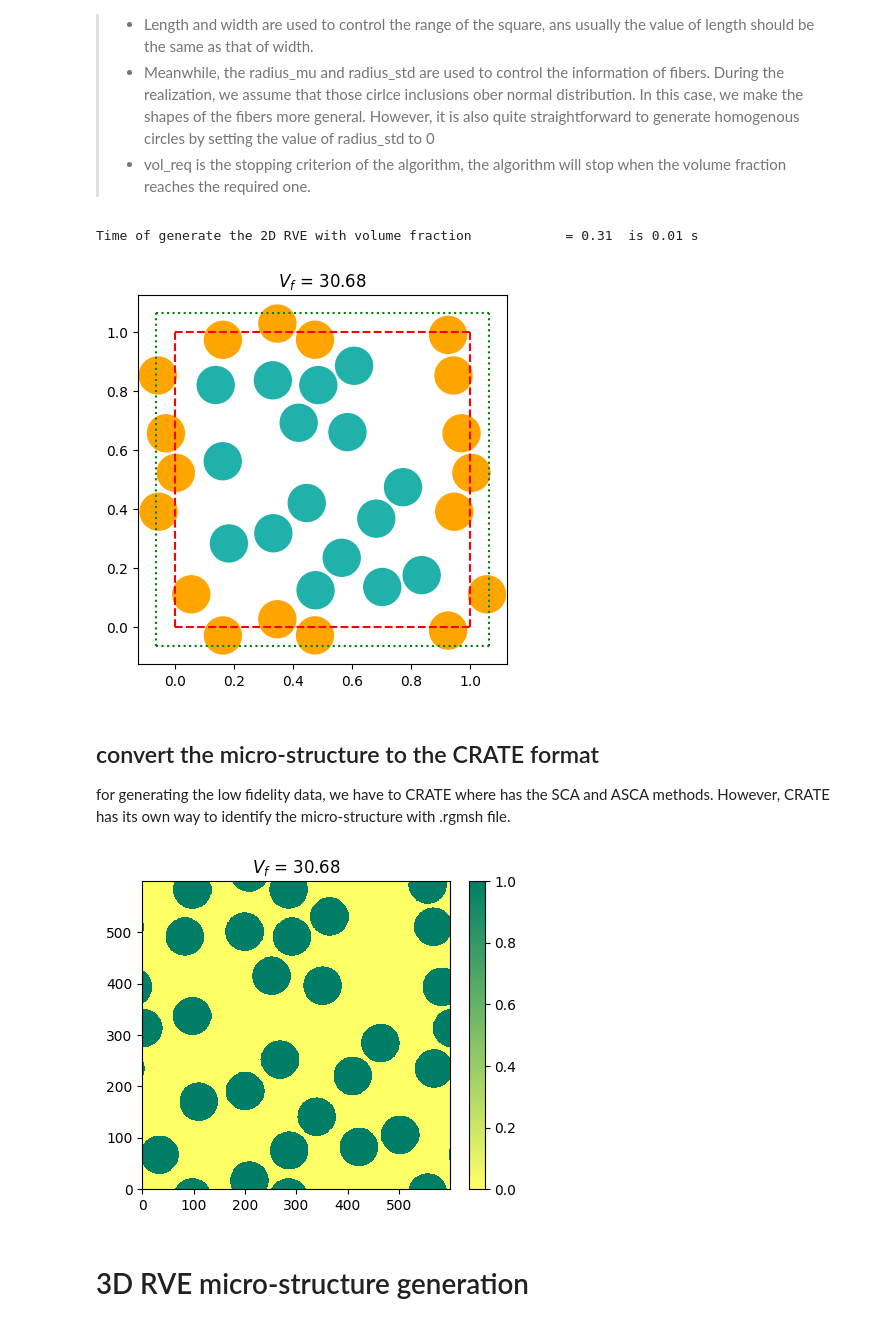
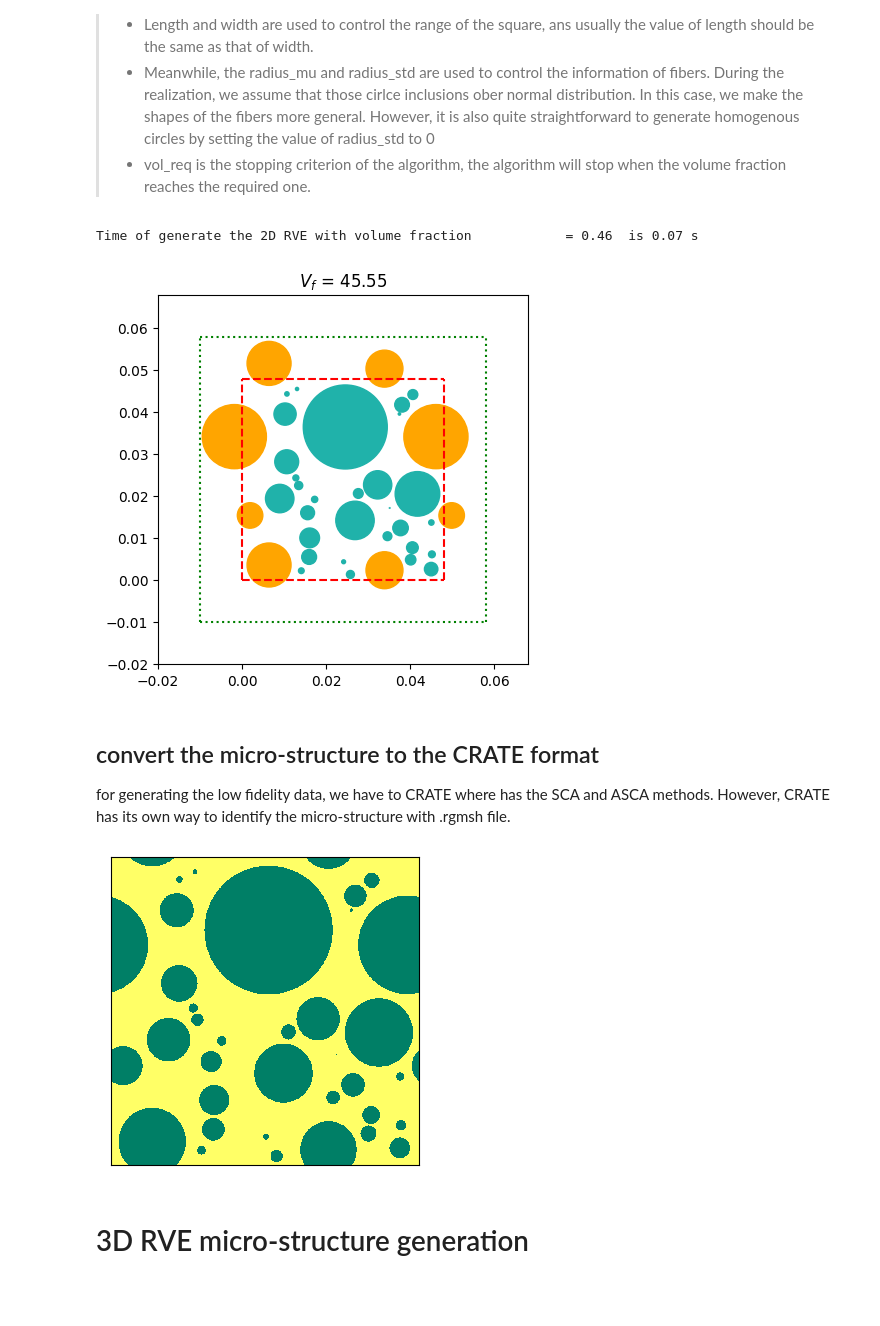
Before and after one commit to bessagroup/rvesimulator, a Jupyter notebook: examples/micro_structure/microstructure_test.ipynb, the cells around one changed output. Saved outputs shown, nothing was run; the diff lists cells and outputs as text; code cells hidden in the pictures; blank space fills up the shorter version.

```diff
--- a/examples/micro_structure/microstructure_test.ipynb
+++ b/examples/micro_structure/microstructure_test.ipynb
@@ -42,29 +42,30 @@ from rvesimulator.microstructures.heter_radius_circles import HeterCircleInclusi
 >- vol_req is the stopping criterion of the algorithm, the algorithm will stop when the volume fraction reaches the required one.
 # %%
 # initilize the class for 2D micro-structure generation
-microstructure_generator = HeterCircleInclusion(
-    length=1.0,
-    width=1.0,
-    radius_mu=0.0625,
-    radius_std=0.0,
-    vol_req=0.30,
+microstructure_generator = CircleParticles(
+    length=0.048,
+    width=0.048,
+    radius_mu=0.01,
+    radius_std=0.005,
+    vol_req=0.45,
+    seed=23,
 )
 # output the features for the rve
 microstructure_generator.generate_rve()
 # visualize the geometry of the 2D rve generated by the algorithm
 microstructure_generator.plot_rve()
 # %% [output]
-Time of generate the 2D RVE with volume fraction            = 0.31  is 0.01 s
+Time of generate the 2D RVE with volume fraction            = 0.46  is 0.07 s
-[figure, old version]
+[figure, new version]
 # %% [markdown]
 ## convert the micro-structure to the CRATE format
 for generating the low fidelity data, we have to CRATE where has the SCA and ASCA methods. However, CRATE has its own way to identify the micro-structure with .rgmsh file.
 # %%
 # show it by the crate format
-microstructure_generator.crate_rgmsh(num_discrete=600)
-microstructure_generator.rgmsh_plot()
+microstructure_generator.crate_rgmsh(num_discrete=1000)
+microstructure_generator.rgmsh_plot(save_fig=True, fig_name='config1')
 # %% [output]
-[figure, old version]
+[figure, new version]
 # %% [markdown]
 # 3D RVE micro-structure generation
 # %%
```
Also changed, not shown: parts of 3 cells of this notebook, 22 other files.
